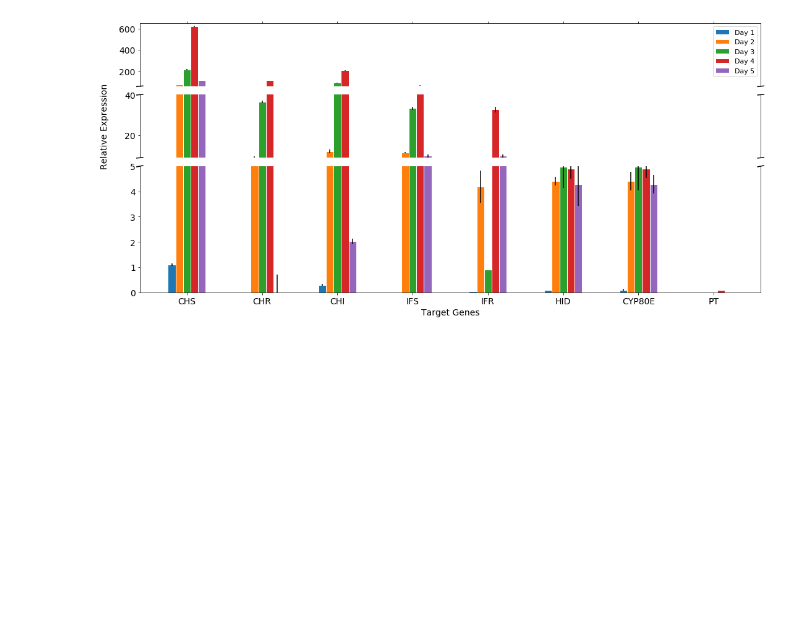
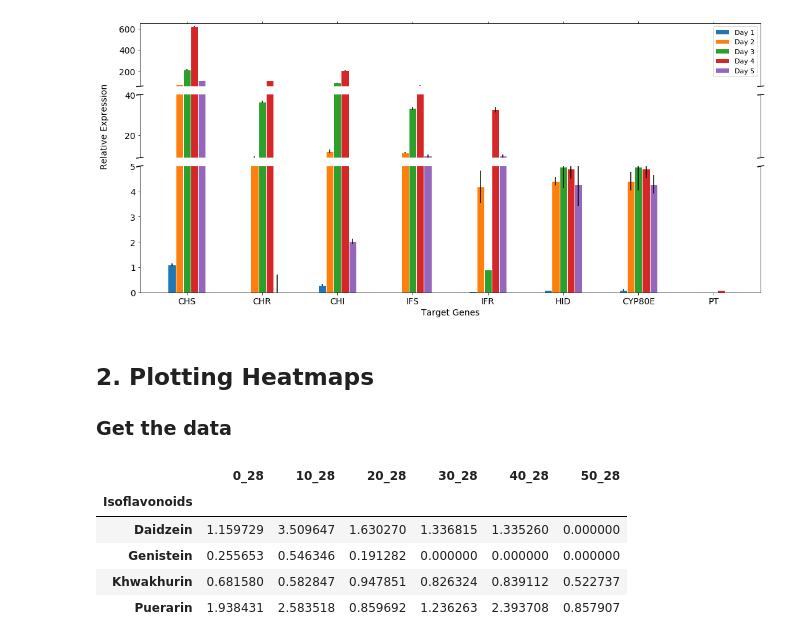
Before and after one commit to chauhan-akash/data_exploration_python, a Jupyter notebook: 03_broken_axis_plots_heatmaps.ipynb, the cells around one changed output. Saved outputs shown, nothing was run; the diff lists cells and outputs as text; code cells hidden in the pictures; blank space fills up the shorter version.

```diff
--- a/03_broken_axis_plots.ipynb
+++ b/03_broken_axis_plots_heatmaps.ipynb
@@ -327,3 +329,7 @@ plot_broken_axes("set5_data", 40, 50, 1.2, 10, 0, 1)
 plot_broken_axes("set6_data", 60, 650, 9, 40, 0, 5)
 # %% [output]
 [figure]
+# %% [markdown]
+## 2. Plotting Heatmaps
+
+### Get the data
@@ -329,0 +348,9 @@ plot_broken_axes("set6_data", 60, 650, 9, 40, 0, 5)
+# %%
+hm_data.head()
+# %% [output]
+|  | 0_28 | 10_28 | 20_28 | 30_28 | 40_28 | 50_28 |
+| Isoflavonoids |  |  |  |  |  |  |
+| Daidzein | 1.159729 | 3.509647 | 1.630270 | 1.336815 | 1.335260 | 0.000000 |
+| Genistein | 0.255653 | 0.546346 | 0.191282 | 0.000000 | 0.000000 | 0.000000 |
+| Khwakhurin | 0.681580 | 0.582847 | 0.947851 | 0.826324 | 0.839112 | 0.522737 |
+| Puerarin | 1.938431 | 2.583518 | 0.859692 | 1.236263 | 2.393708 | 0.857907 |
```
Also changed, not shown: parts of 6 cells of this notebook, 4 other files.
